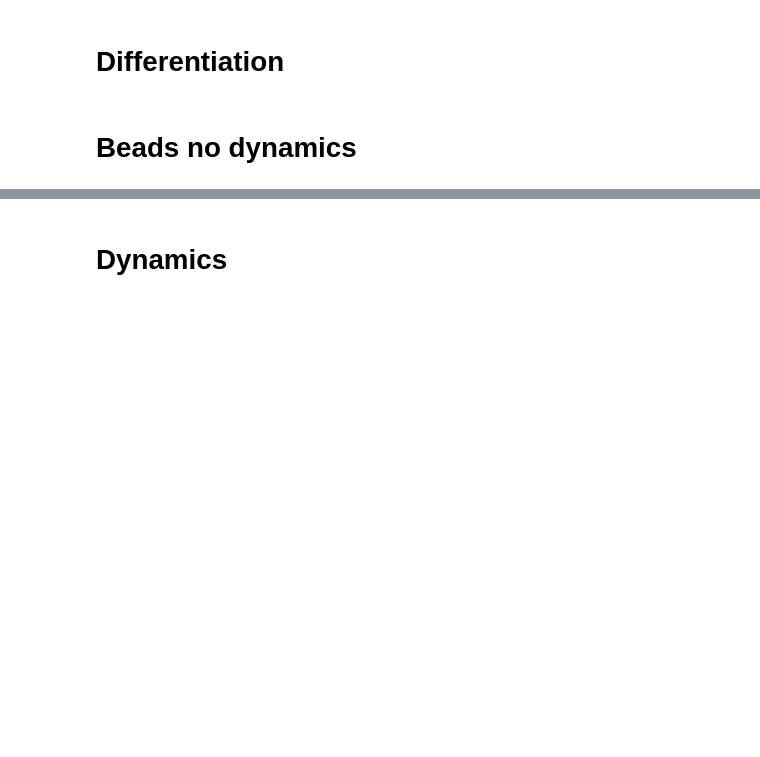
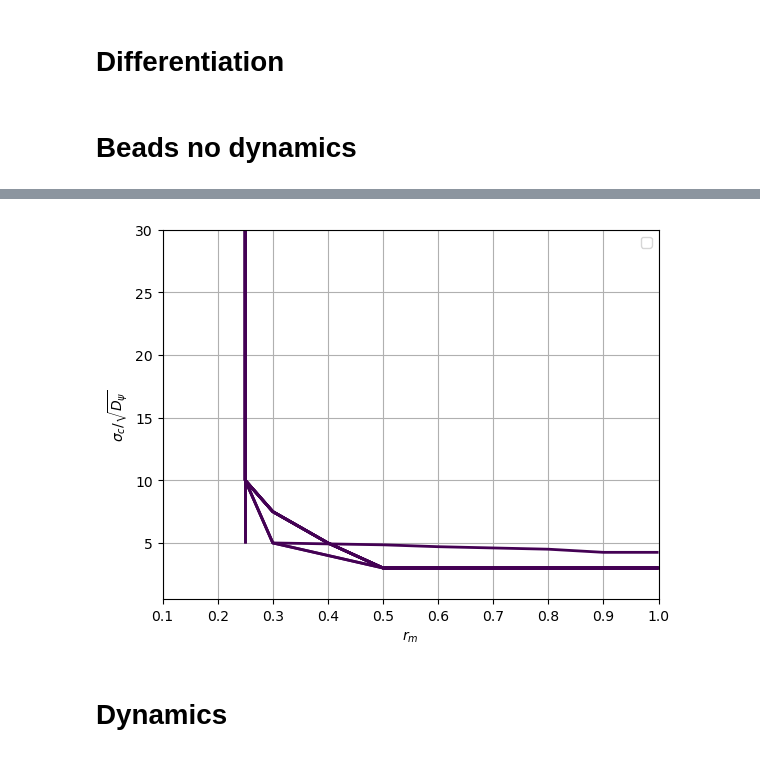
Before and after one commit to pvblop/Memory-Phase-Field-Models, a Jupyter notebook: equation_solver_gauss_dist/analysis_sweep.ipynb, the cells around one changed output, grey strips where cells are left out. Cells and saved outputs as stored; diff of their text form; code cells hidden in the pictures; blank space fills up the shorter version.

```diff
--- a/equation_solver_gauss_dist/analysis_sweep.ipynb
+++ b/equation_solver_gauss_dist/analysis_sweep.ipynb
@@ -359,3 +463,29 @@ plt.ylim(0.0, 30.05)
+# %%
+fig, ax = plt.subplots()
+
+for dpsi in sorted(df["dpsi"].unique()):
+
+    fixed = {
+        "dist": "pol",
+        "x0": 25.0,
+        "dpsi": dpsi,
+    }
+
+    d = df.copy()
+
+    for k, v in fixed.items():
+        d = d[d[k] == v]
+
+    add_binary_transition_curve(ax, df, fixed, x="rbm", y="sig", eps=1e-5, value="area_psi")
+
+ax.set_xlabel(r"$r_m$")
+ax.set_ylabel(r"$\sigma_c/\sqrt{D_\psi}$")
+ax.legend()
+ax.grid()
+# ax.set_xlim(0.05, 1.05)
+# ax.set_ylim(0.0, 10.05)
+# %% [output]
+[figure, added]
 # %% [markdown]
 # Dynamics
 # %%
```
Also changed, not shown: parts of 4 cells of this notebook, 8 other files.
